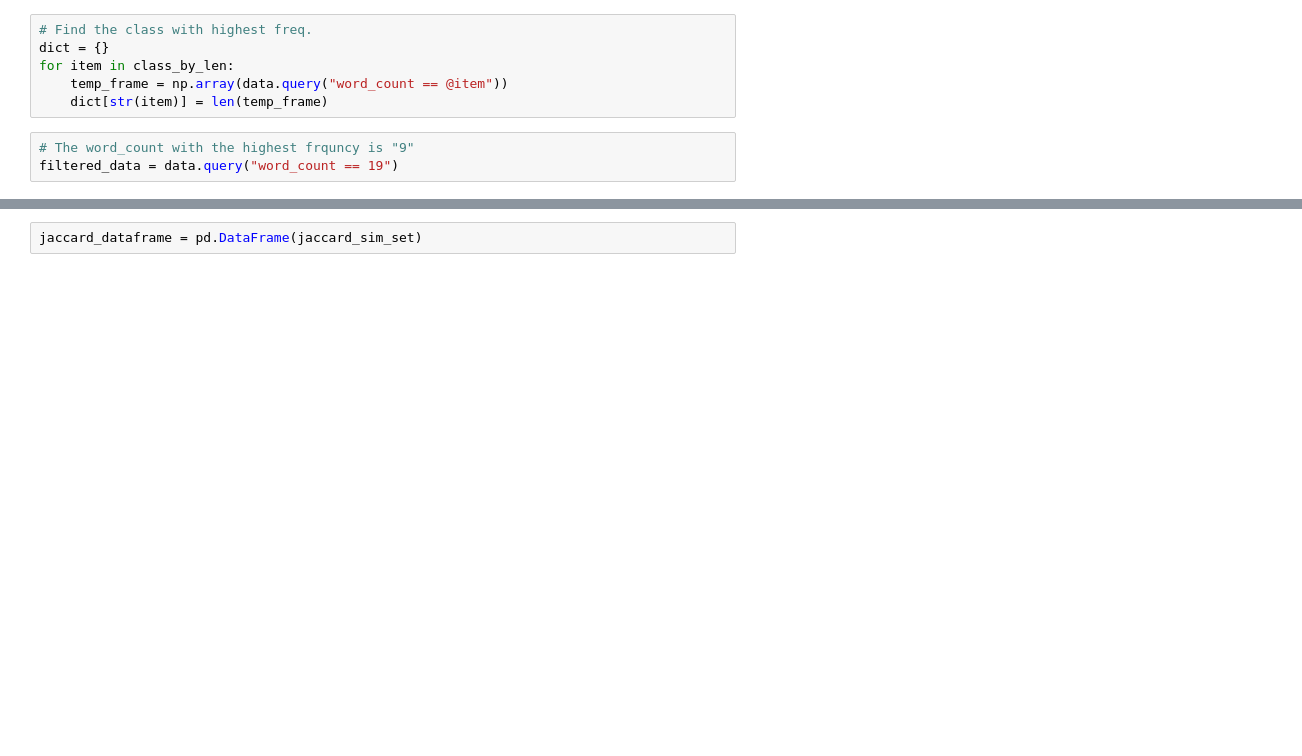
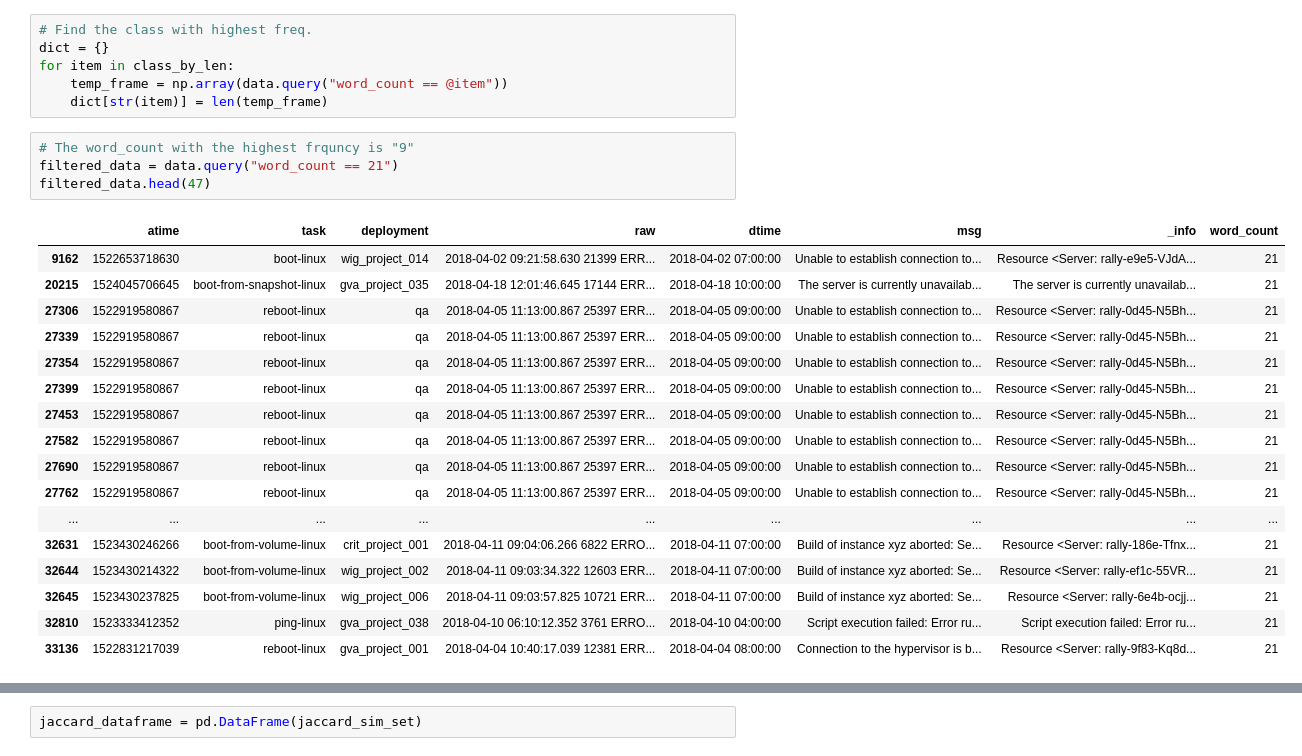
Before and after one commit to RavicharanN/Rally-Log-data-Analysis, a Jupyter notebook: Summer project Notebooks/visualize_scatter_plots_info.ipynb, the cells around one changed output, grey strips where cells are left out. Saved outputs shown, nothing was run; the diff lists cells and outputs as text; blank space fills up the shorter version.

```diff
--- a/Summer project Notebooks/visualize_scatter_plots_info.ipynb
+++ b/Summer project Notebooks/visualize_scatter_plots_info.ipynb
@@ -74,6 +42,25 @@ for item in class_by_len:
     dict[str(item)] = len(temp_frame)
 # %%
 # The word_count with the highest frquncy is "9"
-filtered_data = data.query("word_count == 19")
+filtered_data = data.query("word_count == 21")
+filtered_data.head(47)
+# %% [output]
+|  | atime | task | deployment | raw | dtime | msg | _info | word_count |
+| 9162 | 1522653718630 | boot-linux | wig_project_014 | 2018-04-02 09:21:58.630 21399 ERR... | 2018-04-02 07:00:00 | Unable to establish connection to... | Resource <Server: rally-e9e5-VJdA... | 21 |
+| 20215 | 1524045706645 | boot-from-snapshot-linux | gva_project_035 | 2018-04-18 12:01:46.645 17144 ERR... | 2018-04-18 10:00:00 | The server is currently unavailab... | The server is currently unavailab... | 21 |
+| 27306 | 1522919580867 | reboot-linux | qa | 2018-04-05 11:13:00.867 25397 ERR... | 2018-04-05 09:00:00 | Unable to establish connection to... | Resource <Server: rally-0d45-N5Bh... | 21 |
+| 27339 | 1522919580867 | reboot-linux | qa | 2018-04-05 11:13:00.867 25397 ERR... | 2018-04-05 09:00:00 | Unable to establish connection to... | Resource <Server: rally-0d45-N5Bh... | 21 |
+| 27354 | 1522919580867 | reboot-linux | qa | 2018-04-05 11:13:00.867 25397 ERR... | 2018-04-05 09:00:00 | Unable to establish connection to... | Resource <Server: rally-0d45-N5Bh... | 21 |
+| 27399 | 1522919580867 | reboot-linux | qa | 2018-04-05 11:13:00.867 25397 ERR... | 2018-04-05 09:00:00 | Unable to establish connection to... | Resource <Server: rally-0d45-N5Bh... | 21 |
+| 27453 | 1522919580867 | reboot-linux | qa | 2018-04-05 11:13:00.867 25397 ERR... | 2018-04-05 09:00:00 | Unable to establish connection to... | Resource <Server: rally-0d45-N5Bh... | 21 |
+| 27582 | 1522919580867 | reboot-linux | qa | 2018-04-05 11:13:00.867 25397 ERR... | 2018-04-05 09:00:00 | Unable to establish connection to... | Resource <Server: rally-0d45-N5Bh... | 21 |
+| 27690 | 1522919580867 | reboot-linux | qa | 2018-04-05 11:13:00.867 25397 ERR... | 2018-04-05 09:00:00 | Unable to establish connection to... | Resource <Server: rally-0d45-N5Bh... | 21 |
+| 27762 | 1522919580867 | reboot-linux | qa | 2018-04-05 11:13:00.867 25397 ERR... | 2018-04-05 09:00:00 | Unable to establish connection to... | Resource <Server: rally-0d45-N5Bh... | 21 |
+| ... | ... | ... | ... | ... | ... | ... | ... | ... |
+| 32631 | 1523430246266 | boot-from-volume-linux | crit_project_001 | 2018-04-11 09:04:06.266 6822 ERRO... | 2018-04-11 07:00:00 | Build of instance xyz aborted: Se... | Resource <Server: rally-186e-Tfnx... | 21 |
+| 32644 | 1523430214322 | boot-from-volume-linux | wig_project_002 | 2018-04-11 09:03:34.322 12603 ERR... | 2018-04-11 07:00:00 | Build of instance xyz aborted: Se... | Resource <Server: rally-ef1c-55VR... | 21 |
+| 32645 | 1523430237825 | boot-from-volume-linux | wig_project_006 | 2018-04-11 09:03:57.825 10721 ERR... | 2018-04-11 07:00:00 | Build of instance xyz aborted: Se... | Resource <Server: rally-6e4b-ocjj... | 21 |
+| 32810 | 1523333412352 | ping-linux | gva_project_038 | 2018-04-10 06:10:12.352 3761 ERRO... | 2018-04-10 04:00:00 | Script execution failed: Error ru... | Script execution failed: Error ru... | 21 |
+| 33136 | 1522831217039 | reboot-linux | gva_project_001 | 2018-04-04 10:40:17.039 12381 ERR... | 2018-04-04 08:00:00 | Connection to the hypervisor is b... | Resource <Server: rally-9f83-Kq8d... | 21 |
 # %%
 msg_array = np.array(filtered_data._info.copy())
```
Also changed, not shown: parts of 24 cells of this notebook, 3 other files.
